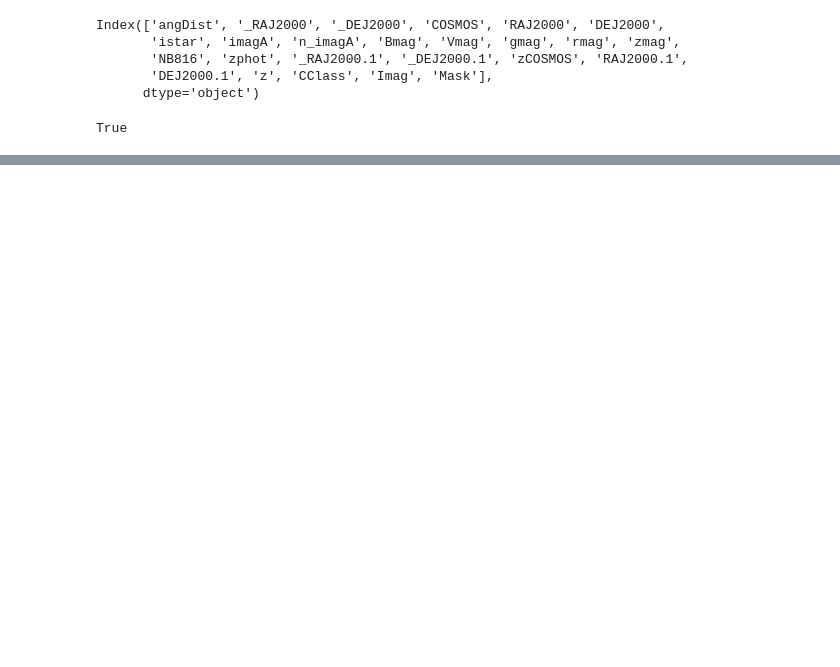
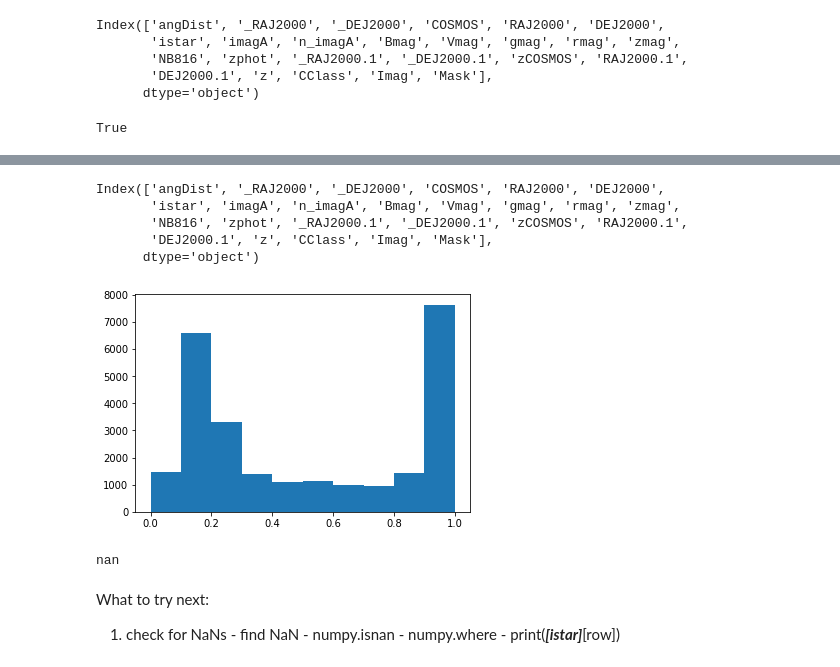
Before and after one commit to lialubit/Redshift, a Jupyter notebook: redshift.ipynb, the cells around one changed output, grey strips where cells are left out. Saved outputs shown, nothing was run; the diff lists cells and outputs as text; code cells hidden in the pictures; blank space fills up the shorter version.

```diff
--- a/redshift.ipynb
+++ b/redshift.ipynb
@@ -188,2 +203,23 @@ cosmos_and_zcosmos_cross_match11 = cosmos_and_zcosmos_cross_match10.query('imagA
+# %%
+print(cosmos_and_zcosmos_cross_match1.columns)
+# %% [output]
+Index(['angDist', '_RAJ2000', '_DEJ2000', 'COSMOS', 'RAJ2000', 'DEJ2000',
+       'istar', 'imagA', 'n_imagA', 'Bmag', 'Vmag', 'gmag', 'rmag', 'zmag',
+       'NB816', 'zphot', '_RAJ2000.1', '_DEJ2000.1', 'zCOSMOS', 'RAJ2000.1',
+       'DEJ2000.1', 'z', 'CClass', 'Imag', 'Mask'],
+      dtype='object')
+# %%
+# plt.scatter(cosmos_and_zcosmos_cross_match1['imagA'], cosmos_and_zcosmos_cross_match1['istar'])
+plt.hist(cosmos_and_zcosmos_cross_match1['istar'], range=(0., 1.))
+plt.show()
+# %% [output]
+[figure, added]
+# %%
+sum(cosmos_and_zcosmos_cross_match1['istar'])#[type(cosmos_and_zcosmos_cross_match1['istar'])!=float])
+# %% [output]
+nan
+# %% [markdown]
+What to try next:
+1. check for NaNs - find NaN - numpy.isnan - numpy.where - print(___[istar]___[row])
 # %%
 ##diagnostic to find abnormal placeholder values for removal
```
Also changed, not shown: parts of 16 cells of this notebook, 20 other files.
